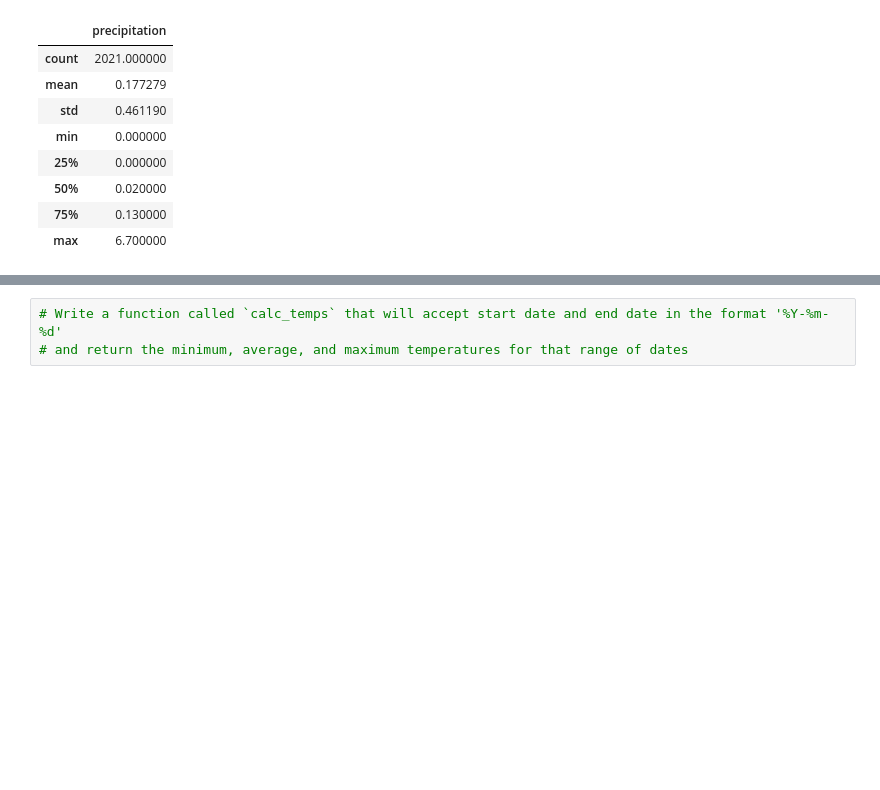
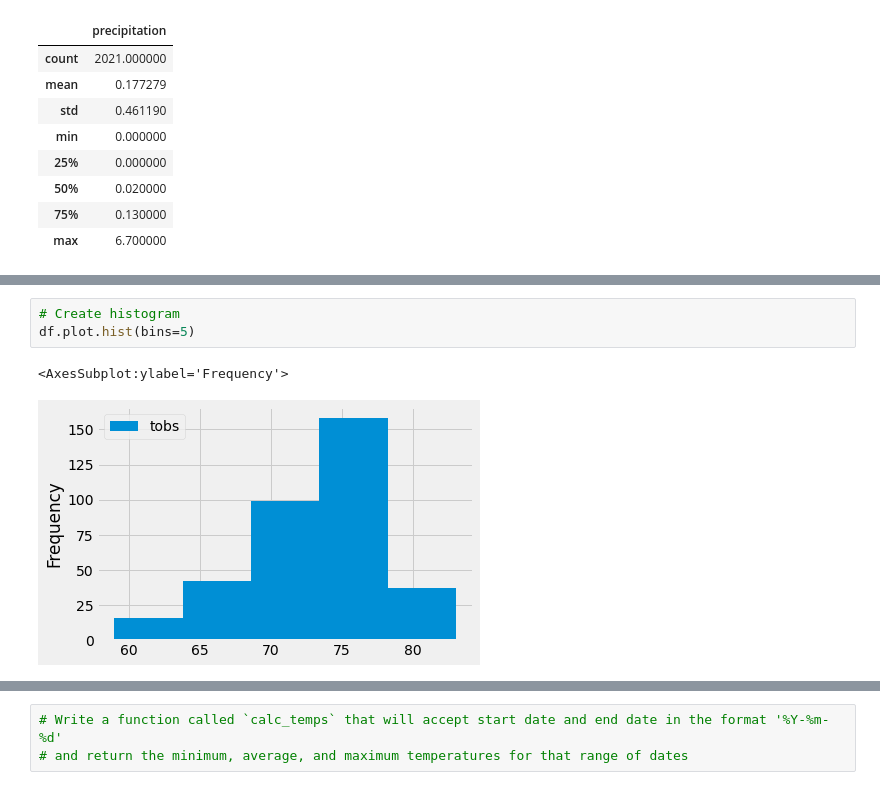
Before and after one commit to simazarei/surfs_up, a Jupyter notebook: climate_analysis.ipynb, the cells around one changed output, grey strips where cells are left out. Drawn from its saved outputs; the diff is of its cells as text; blank space fills up the shorter version.

```diff
--- a/climate_analysis.ipynb
+++ b/climate_analysis.ipynb
@@ -115,0 +167,6 @@ df.describe()
+# %%
+# Create histogram
+df.plot.hist(bins=5)
+# %% [output]
+<AxesSubplot:ylabel='Frequency'>
+[figure, added]
```
Also changed, not shown: parts of 7 cells of this notebook.
